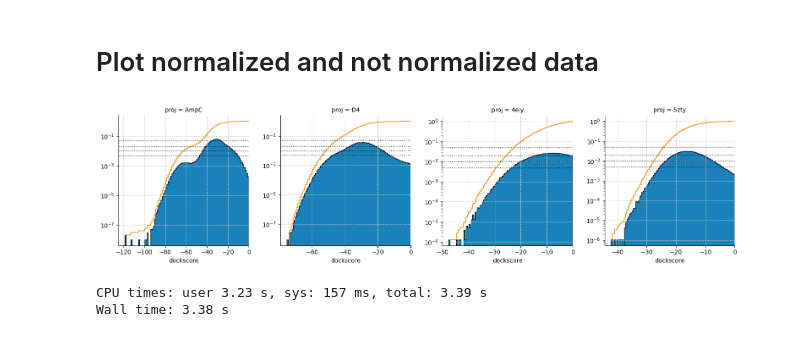
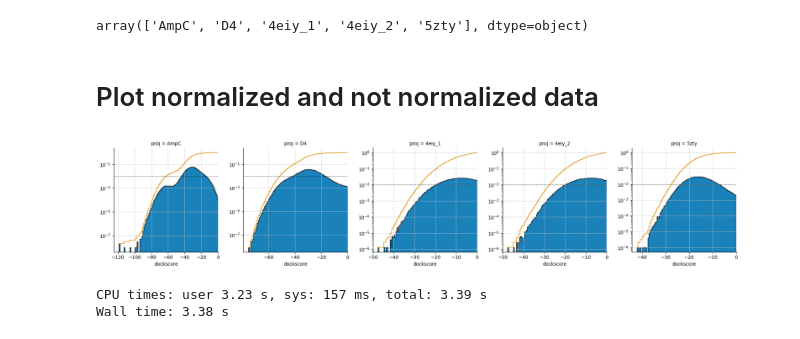
Before and after one commit to marinegor/Linear-accelerated-docking, a Jupyter notebook: notebooks/Figure_1_dataset_description.ipynb, the cells around one changed output. Cells and saved outputs as stored; diff of their text form; code cells hidden in the pictures.

Commit message:
Update figure1 to contain all second batch of 4eiy

```diff
--- a/notebooks/Figure_1_dataset_description.ipynb
+++ b/notebooks/Figure_1_dataset_description.ipynb
@@ -37,7 +44,8 @@ fi
 datasets = {
     'AmpC':'../data/AmpC_screen_table__withscores.csv',
     'D4':'../data/D4_screen_table__withscores.csv',
-    '4eiy':'../data/4eiy_screen_table__withscores.csv',
+    '4eiy_1':'../data/4eiy_screen_table__withscores.csv',
+    '4eiy_2':'../data/4eiy_screen_table__withscores_2.csv',
     '5zty':'../data/5zty_screen_table__withscores.csv'
            }
 
@@ -47,4 +55,4 @@ for name, path in datasets.items():
     df['proj'] = name
     dfs.append(df)
 
-raw_data = dd.concat(dfs).compute(num_workers = 16)
+raw_data = dd.concat(dfs).compute(num_workers = 4)
@@ -51,3 +62,7 @@ raw_data = dd.concat(dfs).compute(num_workers = 16)
+# %%
+raw_data.proj.unique()
+# %% [output]
+array(['AmpC', 'D4', '4eiy_1', '4eiy_2', '5zty'], dtype=object)
 # %% [markdown]
 # Plot normalized and not normalized data
 # %%
@@ -81,6 +82,7 @@ kwa = {
     'bins':100,
     'stat':'probability',
 }
+colors = sns.color_palette('colorblind', n_colors=2)
 
 grid = sns.FacetGrid(df,
                      col = "proj",
@@ -101,35 +103,36 @@ grid = sns.FacetGrid(df,
 
 (grid
  .map_dataframe(sns.histplot, **kwa,
                 color=colors[1],
                 alpha=0.8,
                 cumulative=True, element="step", fill=False,
                )
  .set(yscale = 'log')
 )
 
 for ax in grid.axes.flat:
     ...
 #     ax.yaxis.set_major_formatter(ticker.EngFormatter())
 #     ax.yaxis.set_minor_locator(AutoMinorLocator(4))
     ax.set_ylabel('')
     ax.grid(which='major', color='#CCCCCC', linestyle='--')
 
-    for y_value in [0.5e-2, 1e-2, 2e-2, 5e-2]:
+#     for y_value in [0.5e-2, 1e-2, 2e-2, 5e-2]:
+    for y_value in [1e-2]:
         ax.axhline(y_value, color='black', linestyle=':', linewidth=1.0)
 #     ax.grid(which='minor', color='#CCCCCC', linestyle=':')
     ax.set_xlim(None, 0)
 #     plt.setp(ax.get_yticklabels(), rotation=90)
 
 
 # grid.set_titles(row_template = '{row_name}', col_template = '{col_name}')
 grid.set_titles()
 grid.add_legend()
 
 plt.savefig('../figures/Figure_1.png')
 plt.show()
 # %% [output]
-[figure, old version]
+[figure, new version]
 # %%
 fig, axs = plt.subplots(1, 2, sharex=False, sharey=True, figsize=(10,4))
 
```
Also changed, not shown: parts of 3 cells of this notebook, 1 other file.
